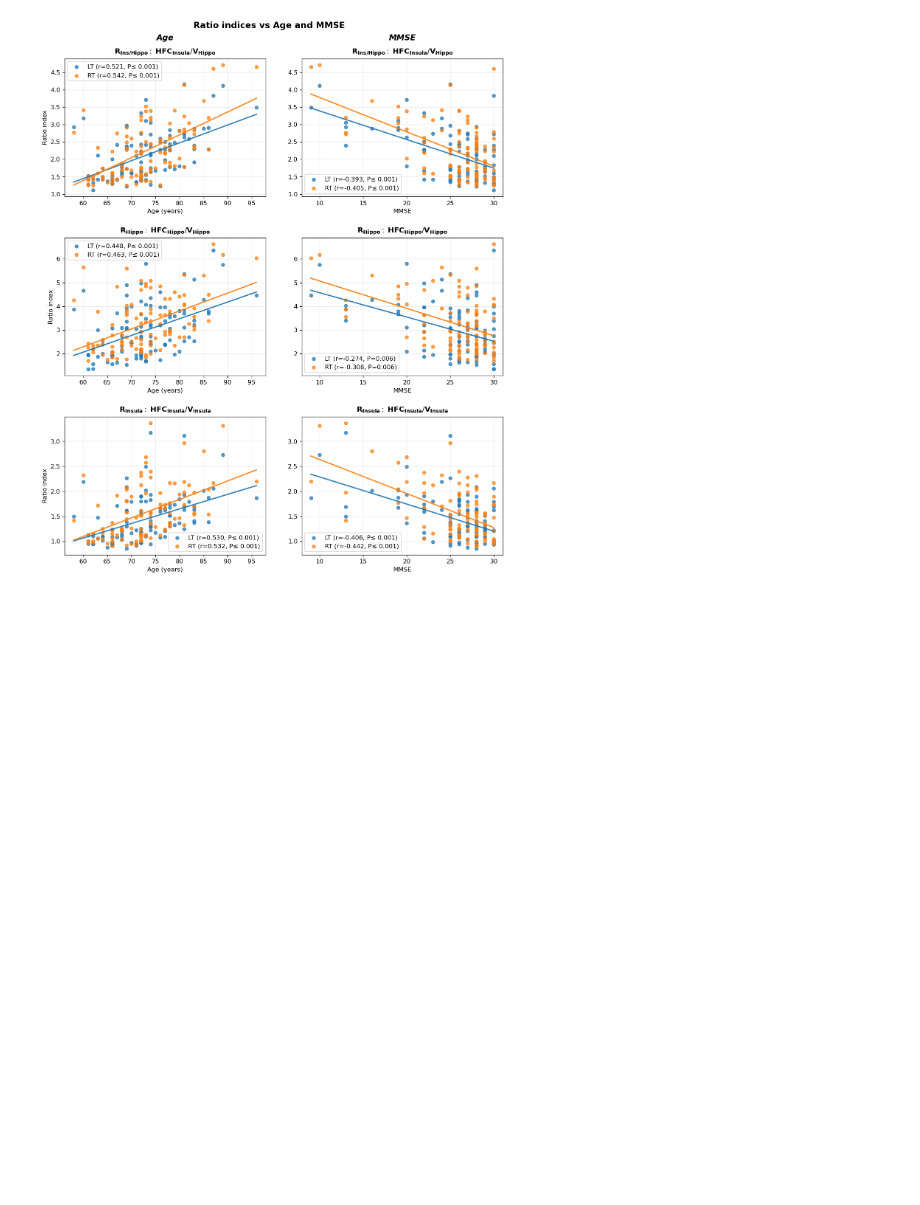
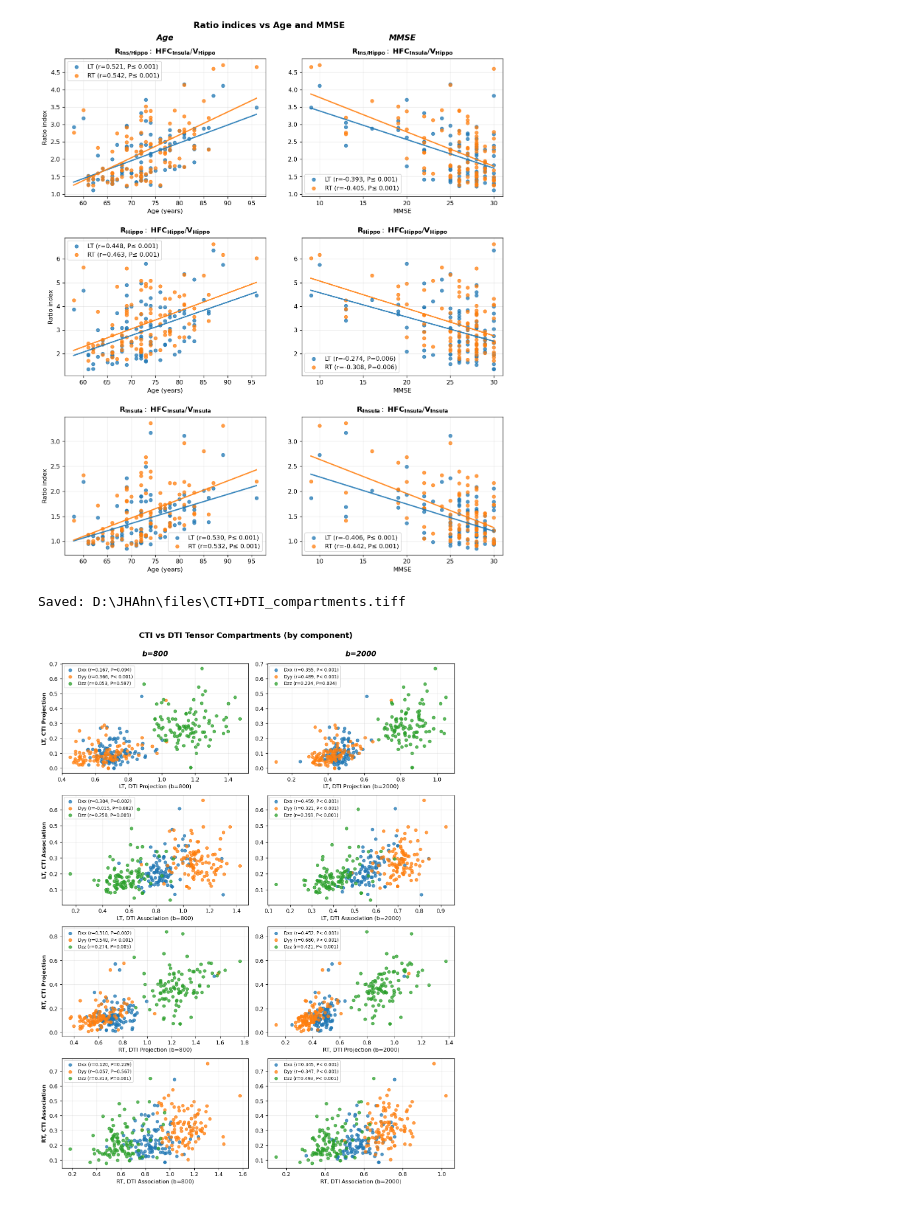
Before and after one commit to salsalGorani/KHNMC_ALPS, a Jupyter notebook: ALPS-Conductivity_Plotting.ipynb, the cells around one changed output. Saved outputs shown, nothing was run; the diff lists cells and outputs as text; code cells hidden in the pictures; blank space fills up the shorter version.

```diff
--- a/ALPS-Conductivity_Plotting.ipynb
+++ b/ALPS-Conductivity_Plotting.ipynb
@@ -895,0 +1050,10 @@ Saved figure to: D:\JHAhn\files\HFC_Ratios_vs_Age_MMSE.tiff
+# %%
+fig, axes = plot_cti_dti_compartment_corr(
+    df,
+    figsize=(12, 16),
+    dpi=120,
+    savepath=os.path.join(base, "CTI+DTI_compartments.tiff")
+)
+# %% [output]
+Saved: D:\JHAhn\files\CTI+DTI_compartments.tiff
+[figure, added]
```
Also changed, not shown: parts of 5 cells of this notebook.
